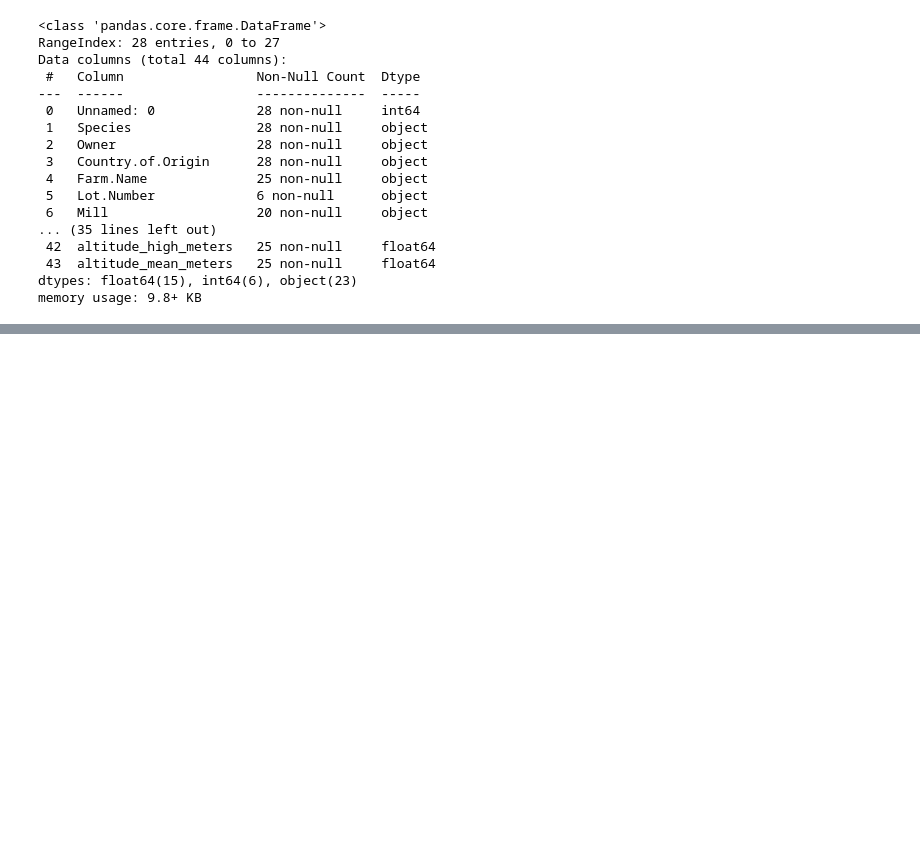
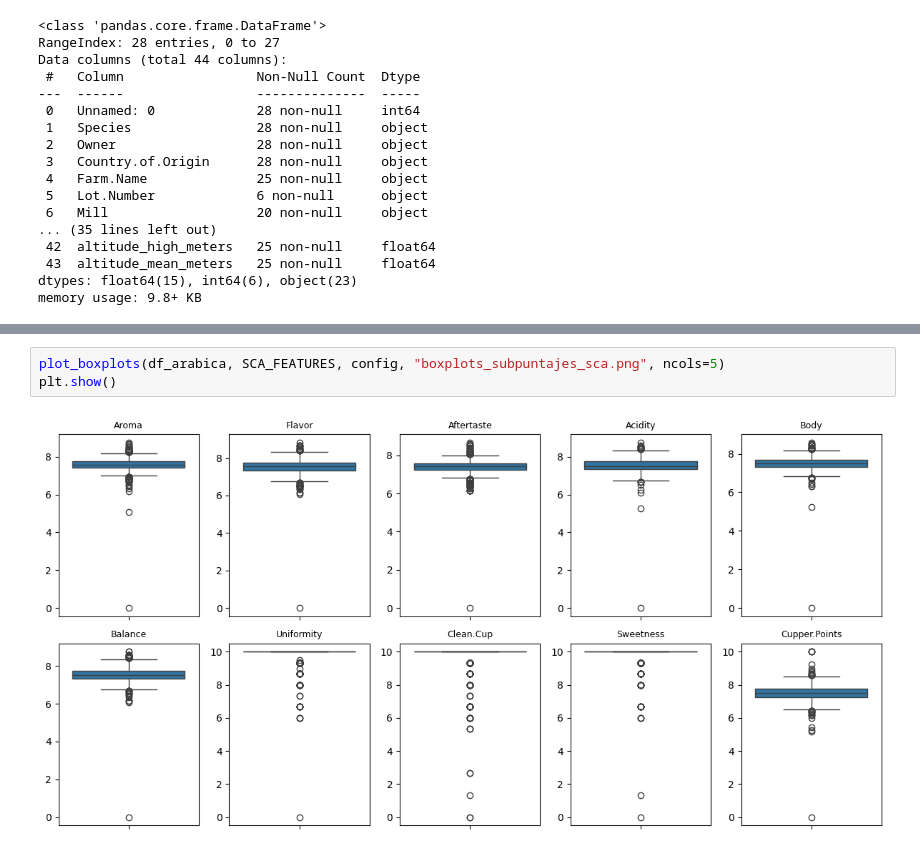
Before and after one commit to dany040518/specialty-coffee-classification, a Jupyter notebook: notebooks/02_comprension_de_los_datos.ipynb, the cells around one changed output, grey strips where cells are left out. Drawn from its saved outputs; the diff is of its cells as text; blank space fills up the shorter version.

```diff
--- a/notebooks/02_comprension_de_los_datos.ipynb
+++ b/notebooks/02_comprension_de_los_datos.ipynb
@@ -222,0 +381,5 @@ Con base en los hallazgos anteriores, en la fase 03 (`03_preparacion_de_los_dato
+# %%
+plot_boxplots(df_arabica, SCA_FEATURES, config, "boxplots_subpuntajes_sca.png", ncols=5)
+plt.show()
+# %% [output]
+[figure, added]
```
Also changed, not shown: parts of 72 cells of this notebook, 13 other files.
